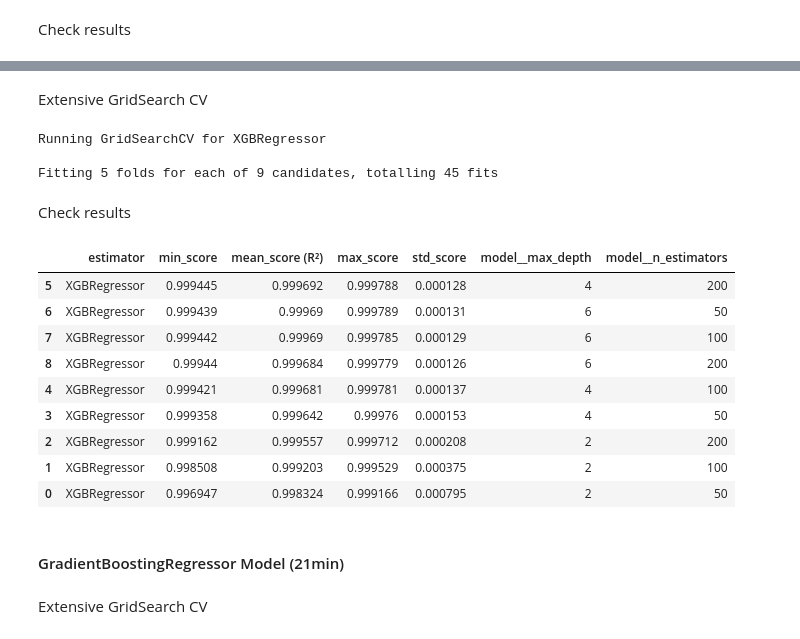
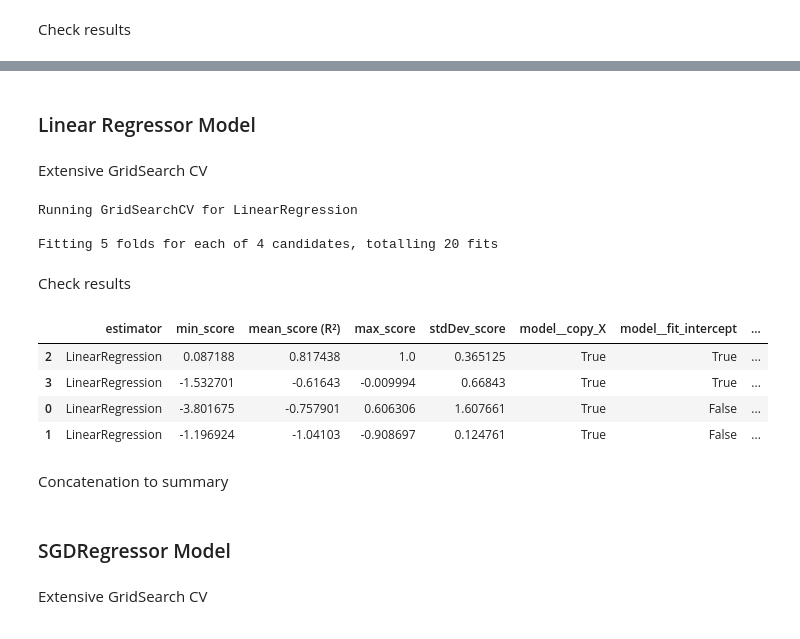
Before and after one commit to roeszler/filter-maintenance-predictor, a Jupyter notebook: jupyter_notebooks/05_ModelAndEvaluate_RUL.ipynb, the cells around one changed output, grey strips where cells are left out. Saved outputs shown, nothing was run; the diff lists cells and outputs as text; code cells hidden in the pictures.

```diff
--- a/jupyter_notebooks/05_ModelAndEvaluate_RUL.ipynb
+++ b/jupyter_notebooks/05_ModelAndEvaluate_RUL.ipynb
@@ -311,11 +298,15 @@ corr_sel.fit_transform(df_engineering)
 # log_EWM = df_test['log_EWM']
 features_to_drop_test = corr_sel.features_to_drop_
 # features_to_drop_test = [e for e in features_to_drop_test if e not in ('log_EWM', 'Dust_feed', 'RUL')] # prevent these requirements from being removed in V1
-features_to_drop_test = [e for e in features_to_drop_test if e not in ('Dust_feed', 'RUL')] # prevent these requirements from being removed in V1
+# features_to_drop_test = [e for e in features_to_drop_test if e not in ('Dust_feed', 'RUL')] # prevent these requirements from being removed in V1
+# features_to_drop_test = [e for e in features_to_drop_test if e not in ('Dust_feed')] # prevent these requirements from being removed in V1
+features_to_drop_test = [e for e in features_to_drop_test if e not in ('Dust_feed', 'Time', 'RUL', 'mass_g', 'cumulative_mass_g', 'filter_balance')] # prevent these requirements from being removed in V1
 features_to_drop_test.insert(0, 'Differential_pressure') # include differential pressure to be removed
+# features_to_drop_test.insert(0, 'RUL') # include differential pressure to be removed
 X = df_test.drop(features_to_drop_test,axis=1)
-# y = df_test['Differential_pressure'] # define the target variable
-y = df_test['log_EWM'] # define the target variable
+y = df_test['Differential_pressure'] # define the target variable
+# y = df_test['log_EWM'] # define the target variable
+# y = df_test['RUL'] # define the target variable
 
 # X.loc[:, 'log_EWM'] = log_EWM
 # sma_calc = df_bin['Differential_pressure'].rolling(4).mean()
@@ -486,7 +478,7 @@ class HyperparameterOptimizationSearch:
                 'min_score': min(scores),
                 'max_score': max(scores),
                 'mean_score (R²)': np.mean(scores),
-                'std_score': np.std(scores),
+                'stdDev_score': np.std(scores),
             }
             return pd.Series({**params, **d})
 
@@ -506,7 +498,7 @@ class HyperparameterOptimizationSearch:
         df = pd.concat(rows, axis=1).T.sort_values([sort_by], ascending=False)
 
         columns = ['estimator', 'min_score',
-                   'mean_score (R²)', 'max_score', 'std_score']
+                   'mean_score (R²)', 'max_score', 'stdDev_score']
         columns = columns + [c for c in df.columns if c not in columns]
 
         return df[columns], self.grid_searches
@@ -643,25 +672,39 @@ params_search = {
+# %% [markdown]
+### Linear Regressor Model
+# %%
+# documentation to help on hyperparameter list:
+# https://scikit-learn.org/stable/modules/generated/sklearn.linear_model.LinearRegression.html
+
+models_search = {
+    'LinearRegression': LinearRegression(),
+}
+
+params_search = {
+    'LinearRegression':{
+        'model__fit_intercept': [False, True],
+        'model__positive': [False, True],
+        'model__copy_X': [True],
+    }
+}
 # %% [markdown]
 Extensive GridSearch CV
 # %%
 search = HyperparameterOptimizationSearch(models=models_search, params=params_search)
 search.fit(X_train, y_train, scoring = 'r2', n_jobs=-1, cv=5)
 # %% [output]
-Running GridSearchCV for XGBRegressor
+Running GridSearchCV for LinearRegression
 
-Fitting 5 folds for each of 9 candidates, totalling 45 fits
+Fitting 5 folds for each of 4 candidates, totalling 20 fits
 # %% [markdown]
 Check results
 # %%
-grid_search_summary_XGBR, grid_search_pipelines_XGBR = search.score_summary(sort_by='mean_score (R²)')
-grid_search_summary_XGBR
+grid_search_summary_linear, grid_search_pipelines_linear = search.score_summary(sort_by='mean_score (R²)')
+grid_search_summary_linear
 # %% [output]
-|  | estimator | min_score | mean_score (R²) | max_score | std_score | model__max_depth | model__n_estimators |
-| 5 | XGBRegressor | 0.999445 | 0.999692 | 0.999788 | 0.000128 | 4 | 200 |
-| 6 | XGBRegressor | 0.999439 | 0.99969 | 0.999789 | 0.000131 | 6 | 50 |
-| 7 | XGBRegressor | 0.999442 | 0.99969 | 0.999785 | 0.000129 | 6 | 100 |
-| 8 | XGBRegressor | 0.99944 | 0.999684 | 0.999779 | 0.000126 | 6 | 200 |
-| 4 | XGBRegressor | 0.999421 | 0.999681 | 0.999781 | 0.000137 | 4 | 100 |
-| 3 | XGBRegressor | 0.999358 | 0.999642 | 0.99976 | 0.000153 | 4 | 50 |
-| 2 | XGBRegressor | 0.999162 | 0.999557 | 0.999712 | 0.000208 | 2 | 200 |
-| 1 | XGBRegressor | 0.998508 | 0.999203 | 0.999529 | 0.000375 | 2 | 100 |
-| 0 | XGBRegressor | 0.996947 | 0.998324 | 0.999166 | 0.000795 | 2 | 50 |
+|  | estimator | min_score | mean_score (R²) | max_score | stdDev_score | model__copy_X | model__fit_intercept | ... |
+| 2 | LinearRegression | 0.087188 | 0.817438 | 1.0 | 0.365125 | True | True | ... |
+| 3 | LinearRegression | -1.532701 | -0.61643 | -0.009994 | 0.66843 | True | True | ... |
+| 0 | LinearRegression | -3.801675 | -0.757901 | 0.606306 | 1.607661 | True | False | ... |
+| 1 | LinearRegression | -1.196924 | -1.04103 | -0.908697 | 0.124761 | True | False | ... |
+# %% [markdown]
+Concatenation to summary
@@ -668,4 +714,4 @@ grid_search_summary_XGBR
 # %% [markdown]
-#### GradientBoostingRegressor Model (21min)
+### SGDRegressor Model
 # %%
 # documentation to help on hyperparameter list:
```
Also changed, not shown: parts of 99 cells of this notebook, 1 other file.
